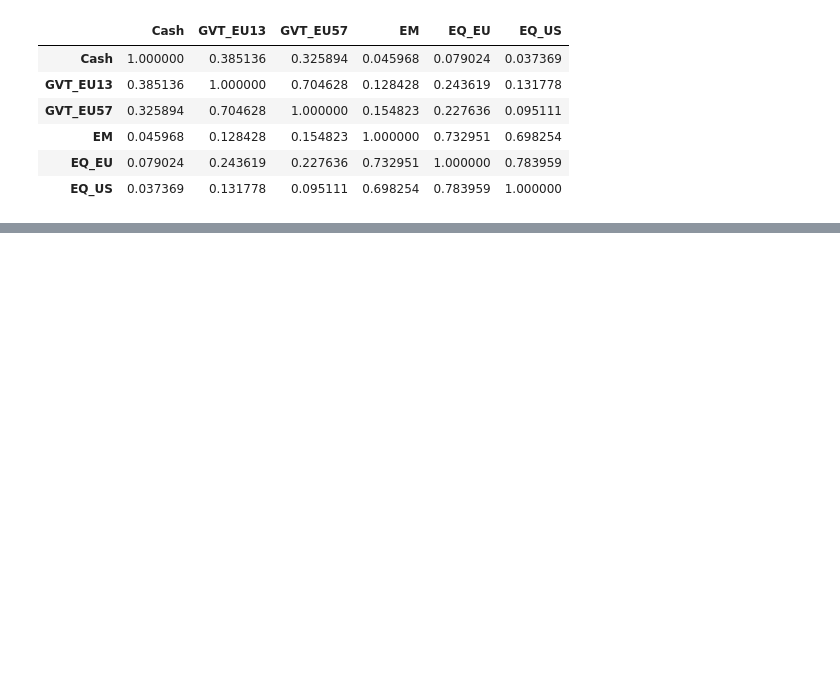
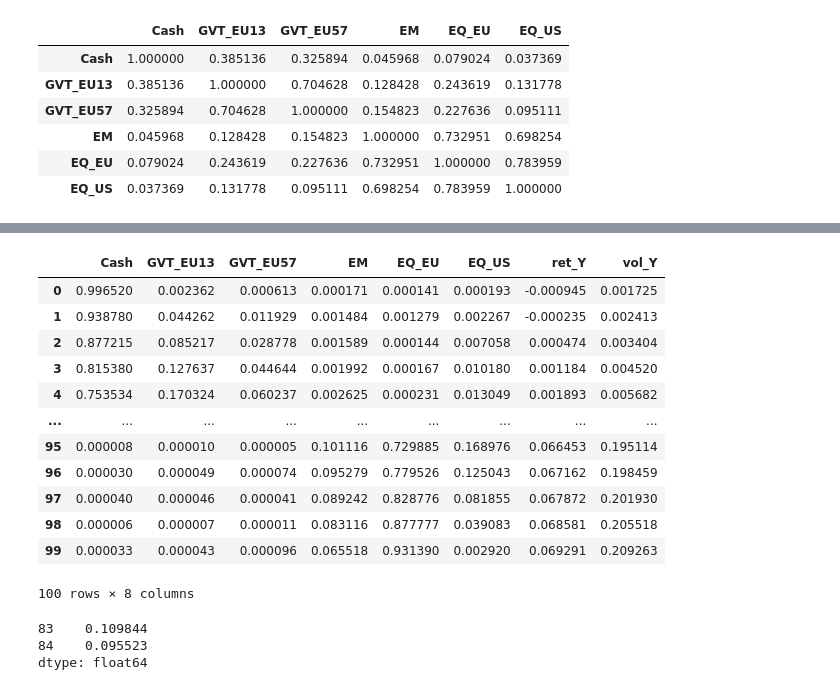
Before and after one commit to mazzolenifsimone/goal-based-investing, a Jupyter notebook: ETF_GBM Sampler.ipynb, the cells around one changed output, grey strips where cells are left out. Cells and saved outputs as stored; diff of their text form; code cells hidden in the pictures; blank space fills up the shorter version.

```diff
--- a/ETF_GBM Sampler.ipynb
+++ b/ETF_GBM Sampler.ipynb
@@ -240,0 +306,30 @@ plt.show()
+# %%
+w = w_min
+num_ports = 100
+gap = (np.amax(r) - ret(r,w_min))/num_ports
+
+
+all_weights = np.zeros((num_ports, len(GBM_analysis[P].columns)))
+all_weights[0],all_weights[1]=w_min,w_sharpe
+ret_arr = np.zeros(num_ports)
+ret_arr[0],ret_arr[1]=ret(r,w_min),ret(r,w_sharpe)
+vol_arr = np.zeros(num_ports)
+vol_arr[0],vol_arr[1]=vol(w_min,covar),vol(w_sharpe,covar)
+
+for i in range(num_ports):
+    port_ret = ret(r,w) + i*gap
+    double_constraint = LinearConstraint([np.ones(GBM_analysis[P].shape[1]),r],[1,port_ret],[1,port_ret])
+
+    #Create x0: initial guesses for weights.
+    x0 = w_min
+    #Define a function for portfolio volatility.
+    fun = lambda w: np.sqrt(np.dot(w,np.dot(w,covar)))
+    a = minimize(fun,x0,method='trust-constr',constraints = double_constraint,bounds = bounds)
+
+    all_weights[i,:]=a.x
+    ret_arr[i]=port_ret
+    vol_arr[i]=vol(a.x,covar)
+
+sharpe_arr = ret_arr/vol_arr
+
+eff_front = pd.DataFrame(all_weights, columns = P)
@@ -240,0 +355,19 @@ plt.show()
+# %%
+eff_front["ret_Y"] = ret_arr*12
+eff_front["vol_Y"] = vol_arr*np.sqrt(12)
+
+eff_front
+# %% [output]
+|  | Cash | GVT_EU13 | GVT_EU57 | EM | EQ_EU | EQ_US | ret_Y | vol_Y |
+| 0 | 0.996520 | 0.002362 | 0.000613 | 0.000171 | 0.000141 | 0.000193 | -0.000945 | 0.001725 |
+| 1 | 0.938780 | 0.044262 | 0.011929 | 0.001484 | 0.001279 | 0.002267 | -0.000235 | 0.002413 |
+| 2 | 0.877215 | 0.085217 | 0.028778 | 0.001589 | 0.000144 | 0.007058 | 0.000474 | 0.003404 |
+| 3 | 0.815380 | 0.127637 | 0.044644 | 0.001992 | 0.000167 | 0.010180 | 0.001184 | 0.004520 |
+| 4 | 0.753534 | 0.170324 | 0.060237 | 0.002625 | 0.000231 | 0.013049 | 0.001893 | 0.005682 |
+| ... | ... | ... | ... | ... | ... | ... | ... | ... |
+| 95 | 0.000008 | 0.000010 | 0.000005 | 0.101116 | 0.729885 | 0.168976 | 0.066453 | 0.195114 |
+| 96 | 0.000030 | 0.000049 | 0.000074 | 0.095279 | 0.779526 | 0.125043 | 0.067162 | 0.198459 |
+| 97 | 0.000040 | 0.000046 | 0.000041 | 0.089242 | 0.828776 | 0.081855 | 0.067872 | 0.201930 |
+| 98 | 0.000006 | 0.000007 | 0.000011 | 0.083116 | 0.877777 | 0.039083 | 0.068581 | 0.205518 |
+| 99 | 0.000033 | 0.000043 | 0.000096 | 0.065518 | 0.931390 | 0.002920 | 0.069291 | 0.209263 |
+100 rows × 8 columns
@@ -240,0 +380,17 @@ plt.show()
+# %%
+bond = ["Cash","GVT_EU13","GVT_EU57"]
+bond_level = 0.10
+print(np.sum(eff_front[bond], axis = 1)[(np.sum(eff_front[bond], axis = 1) > bond_level*0.90) & (np.sum(eff_front[bond], axis = 1) < bond_level*1.1)])
+eff_front.loc[(np.sum(eff_front[bond], axis = 1) > bond_level*0.90) & (np.sum(eff_front[bond], axis = 1) < bond_level*1.1),:]
+
+# #23 per bond 90% eq 10% -> vola 3%
+# #37 per bond 80%-75% eq 20%-25% -> vola 5%
+# #56 per bond 50% eq 50% -> vola 9.5%
+# #74 per bond 20%-25% eq 80%-75% -> vola 14%
+# #84 per bond 10% eq 90% -> vola 16%
+
+user_portfolio_code = [23,37,56,74,84]
+# %% [output]
+83    0.109844
+84    0.095523
+dtype: float64
```
Also changed, not shown: parts of 10 cells of this notebook, 3 other files.
